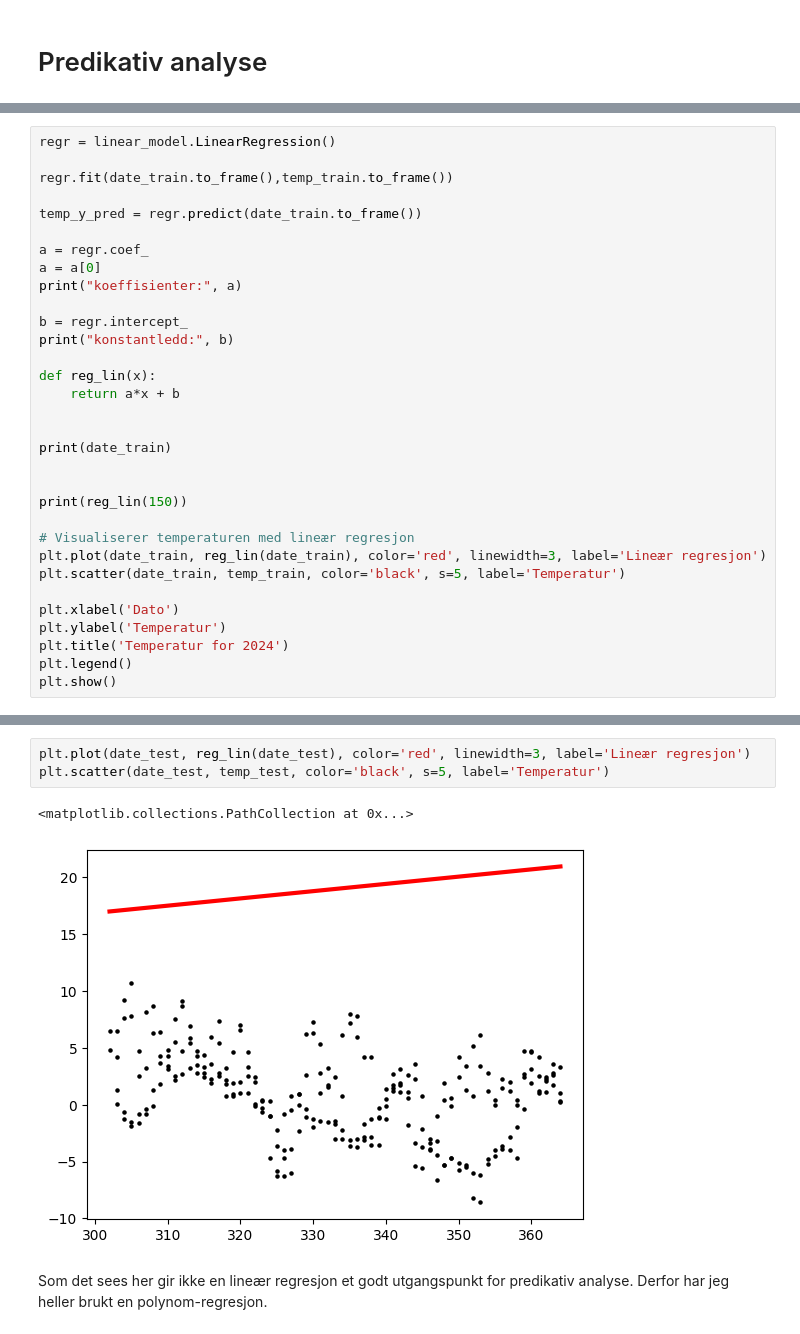
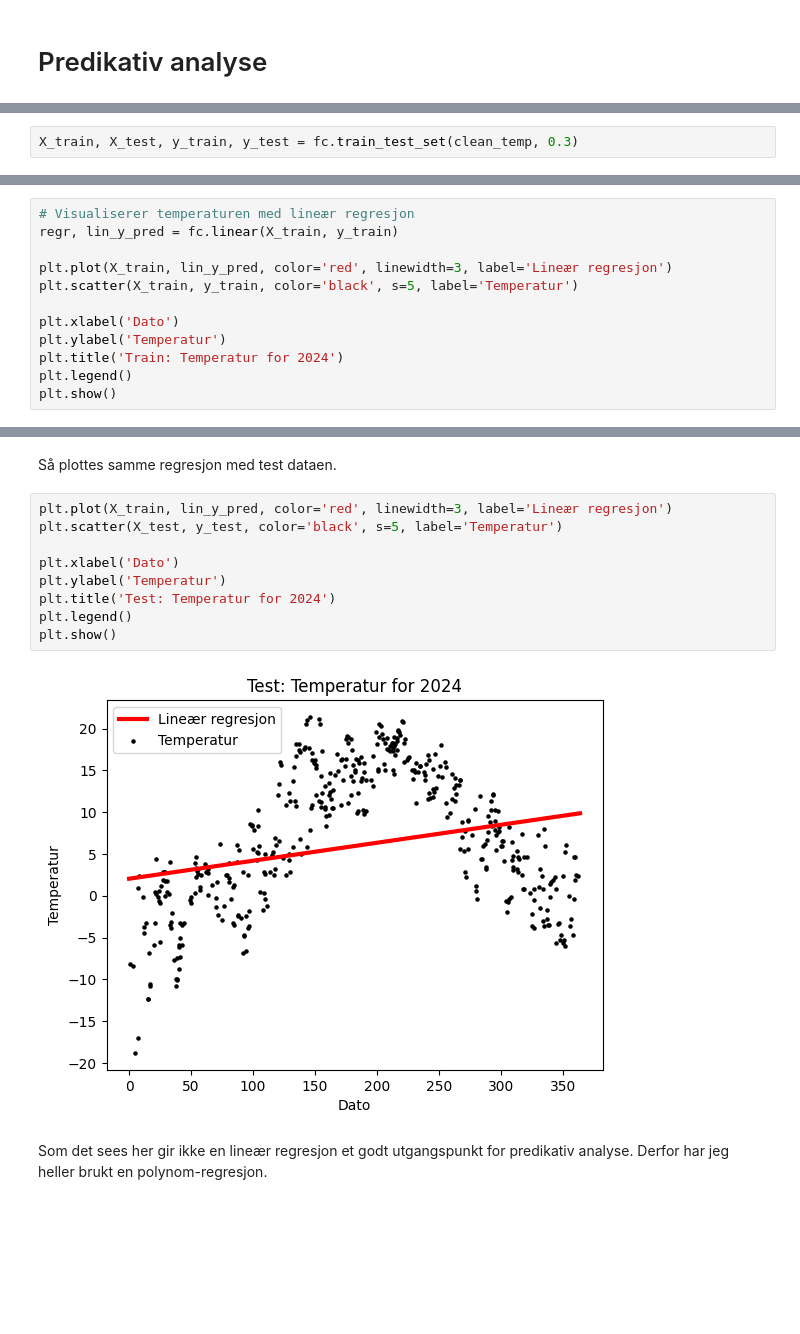
Before and after one commit to Sofihage/Milj-dataanalyse, a Jupyter notebook: notebooks/temperature.ipynb, the cells around one changed output, grey strips where cells are left out. Saved outputs shown, nothing was run; the diff lists cells and outputs as text; blank space fills up the shorter version.

Commit message:
temperature Gjort predikativ analyse

```diff
--- a/notebooks/temperature.ipynb
+++ b/notebooks/temperature.ipynb
@@ -392,0 +369,2 @@ referansetid har fått labels
+# %%
+X_train, X_test, y_train, y_test = fc.train_test_set(clean_temp, 0.3)
@@ -393,33 +391,13 @@ referansetid har fått labels
 # %%
-regr = linear_model.LinearRegression()
+# Visualiserer temperaturen med lineær regresjon
+regr, lin_y_pred = fc.linear(X_train, y_train)
 
-regr.fit(date_train.to_frame(),temp_train.to_frame())
-
-temp_y_pred = regr.predict(date_train.to_frame())
-
-a = regr.coef_
-a = a[0]
-print("koeffisienter:", a)
-
-b = regr.intercept_
-print("konstantledd:", b)
-
-def reg_lin(x):
-    return a*x + b
-
-
-print(date_train)
-
-
-print(reg_lin(150))
-
-# Visualiserer temperaturen med lineær regresjon
-plt.plot(date_train, reg_lin(date_train), color='red', linewidth=3, label='Lineær regresjon')
-plt.scatter(date_train, temp_train, color='black', s=5, label='Temperatur')
+plt.plot(X_train, lin_y_pred, color='red', linewidth=3, label='Lineær regresjon')
+plt.scatter(X_train, y_train, color='black', s=5, label='Temperatur')
 
 plt.xlabel('Dato')
 plt.ylabel('Temperatur')
-plt.title('Temperatur for 2024')
+plt.title('Train: Temperatur for 2024')
 plt.legend()
 plt.show()
 # %% [output]
@@ -442,8 +407,15 @@ Name: referansetid, Length: 1210, dtype: int64
+# %% [markdown]
+Så plottes samme regresjon med test dataen.
 # %%
-plt.plot(date_test, reg_lin(date_test), color='red', linewidth=3, label='Lineær regresjon')
-plt.scatter(date_test, temp_test, color='black', s=5, label='Temperatur')
+plt.plot(X_train, lin_y_pred, color='red', linewidth=3, label='Lineær regresjon')
+plt.scatter(X_test, y_test, color='black', s=5, label='Temperatur')
+
+plt.xlabel('Dato')
+plt.ylabel('Temperatur')
+plt.title('Test: Temperatur for 2024')
+plt.legend()
+plt.show()
 # %% [output]
-<matplotlib.collections.PathCollection at 0x...>
-[figure, old version]
+[figure, new version]
 # %% [markdown]
 Som det sees her gir ikke en lineær regresjon et godt utgangspunkt for predikativ analyse. Derfor har jeg heller brukt en polynom-regresjon.
```
Also changed, not shown: parts of 25 cells of this notebook.
